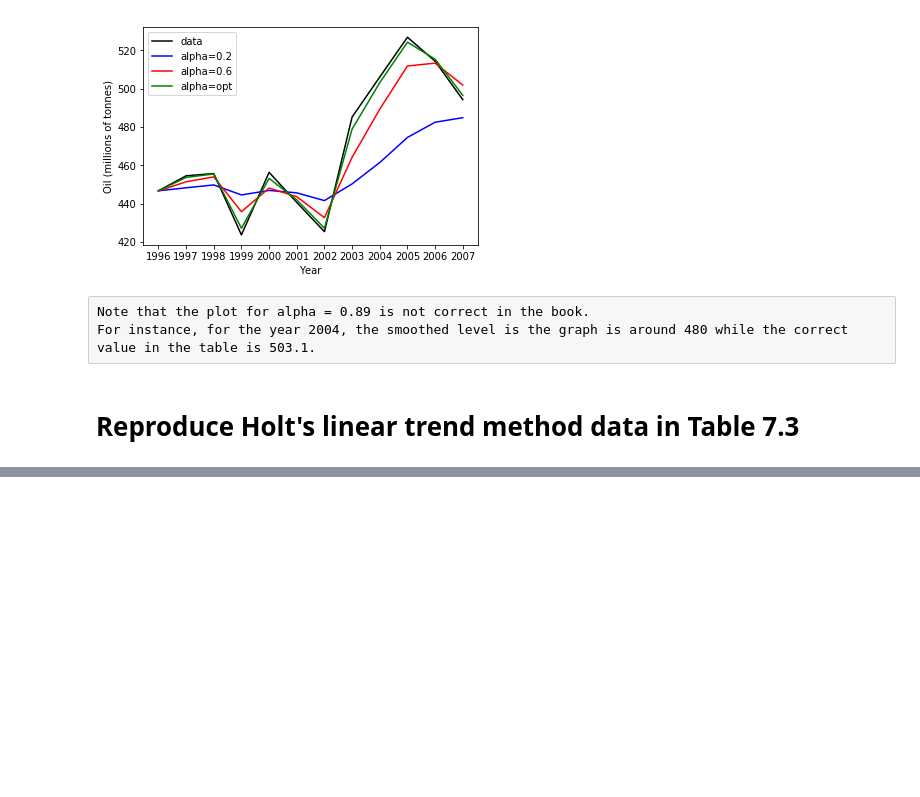
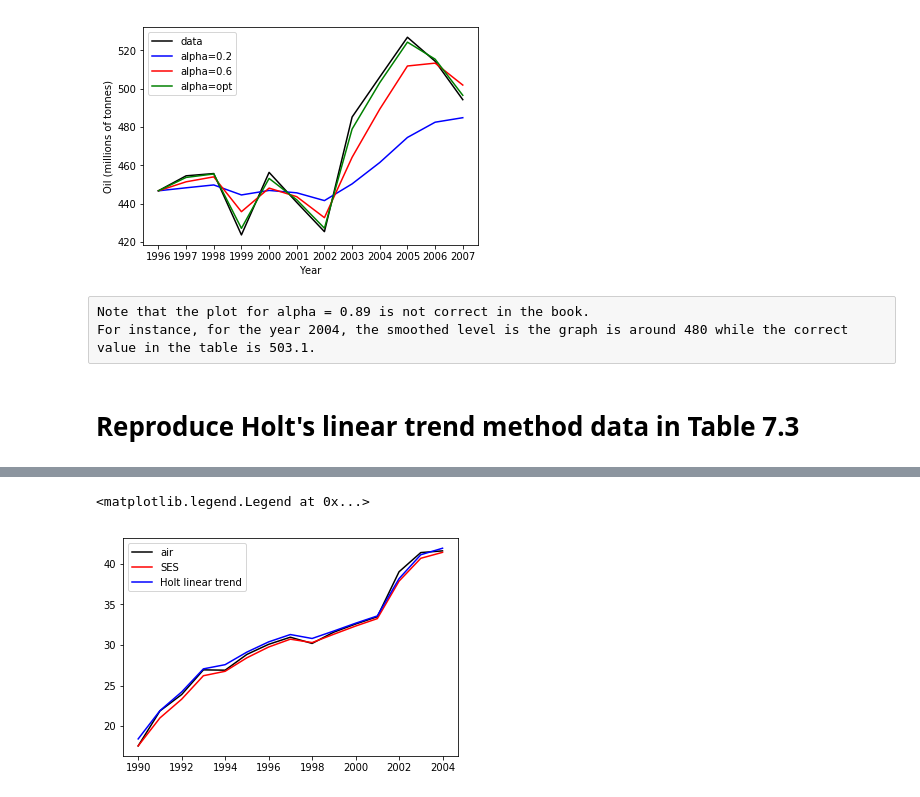
Before and after one commit to ankurKumar1988/Time-Series-Analysis-Desktop-Platform-in-Python, a Jupyter notebook: Forecasting_PrinciplesAndPractice_JupyterNotebook/Chapter7.ipynb, the cells around one changed output, grey strips where cells are left out. Saved outputs shown, nothing was run; the diff lists cells and outputs as text; code cells hidden in the pictures; blank space fills up the shorter version.

```diff
--- a/Forecasting_PrinciplesAndPractice_JupyterNotebook/Chapter7.ipynb
+++ b/Forecasting_PrinciplesAndPractice_JupyterNotebook/Chapter7.ipynb
@@ -104,3 +104,33 @@ Note that the plot for alpha = 0.89 is not correct in the book.
 For instance, for the year 2004, the smoothed level is the graph is around 480 while the correct value in the table is 503.1.
 # %% [markdown]
 # Reproduce Holt's linear trend method data in Table 7.3
+# %%
+alpha = 0.8
+beta_star = 0.2
+airdata = pd.read_csv('ausair.csv',sep=',',header=0,index_col=0).loc[1990:2004]
+air = airdata.iloc[:,0].values
+years = airdata.index.values
+
+# fit SES
+fitSES = np.zeros((air.size))
+fitSES[0] = air[0]
+for i in range(1,air.size):
+    fitSES[i] = alpha*air[i]+(1-alpha)*fitSES[i-1]
+
+# fit Holt's linear trend method
+fitHolt = np.zeros((air.size))
+bt = np.zeros((air.size))
+yt = np.zeros((air.size))
+fitHolt_o = air[0] # note that level is plotted
+b_o = air[1]-air[0]
+yt[0] = fitHolt_o+b_o
+fitHolt[0] = alpha*air[0]+(1-alpha)*yt[0]
+bt[0] = beta_star*(fitHolt[0]-fitHolt_o)+(1-beta_star)*b_o
+for i in range(1,air.size):
+    yt[i] = fitHolt[i-1]+bt[i-1]
+    fitHolt[i] = alpha*air[i]+(1-alpha)*yt[i]
+    bt[i] = beta_star*(fitHolt[i]-fitHolt[i-1])+(1-beta_star)*bt[i-1]
+
+# tabulate
+combined_SES_Holt = np.column_stack((air,fitHolt,fitSES))
+combined_SES_Holt
@@ -106,0 +153,9 @@ For instance, for the year 2004, the smoothed level is the graph is around 480 w
+# %%
+# visualize
+plt.plot(years,air,color='black',label='air')
+plt.plot(years,fitSES,color='red',label='SES')
+plt.plot(years,fitHolt,color='blue',label='Holt linear trend')
+plt.legend(loc='best')
+# %% [output]
+<matplotlib.legend.Legend at 0x...>
+[figure, added]
```
Also changed, not shown: parts of 1 cell of this notebook.
